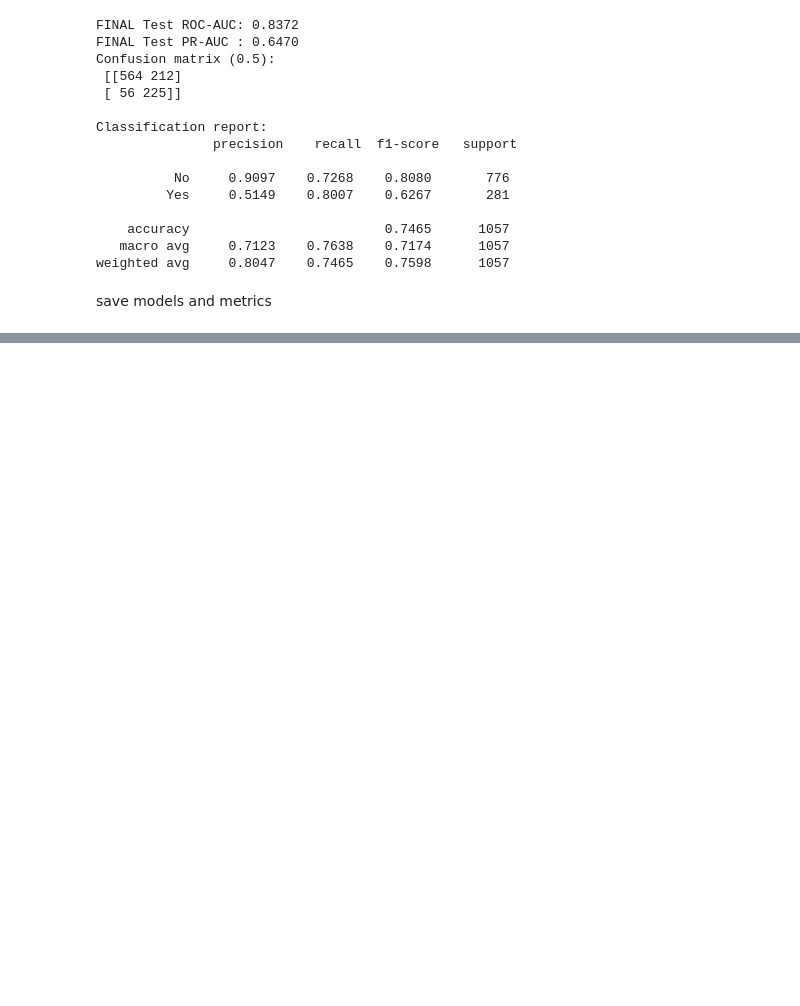
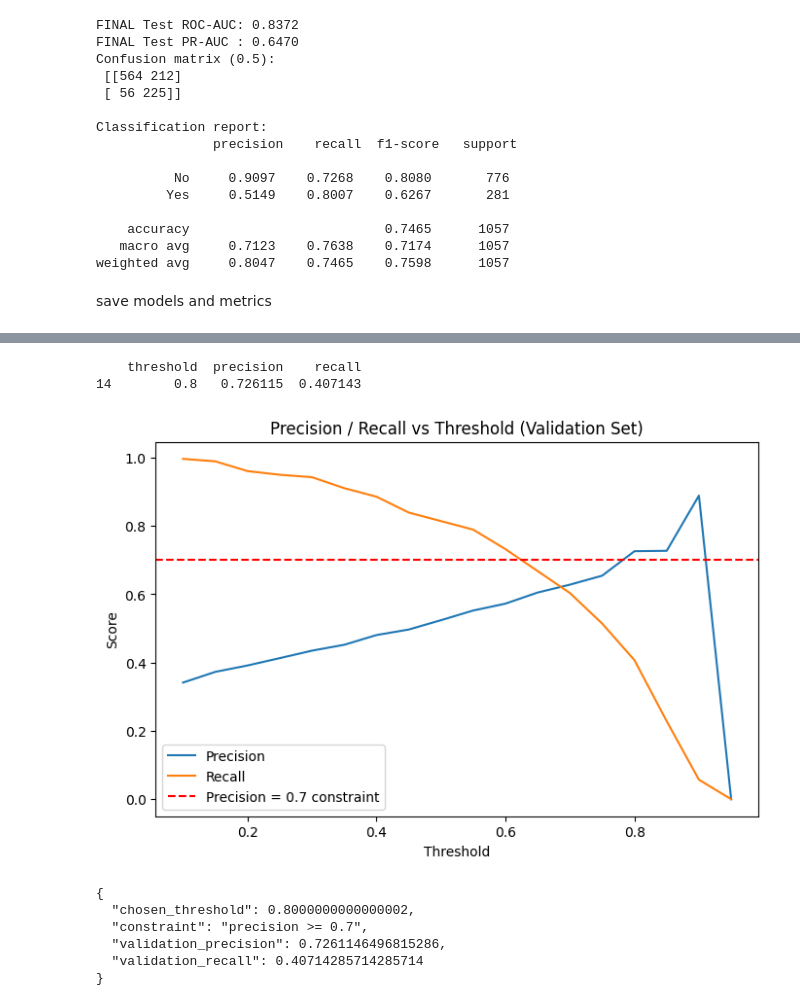
Before and after one commit to sarthakbiswas97/customer-churn-ml-system, a Jupyter notebook: telco_customer_churn.ipynb, the cells around one changed output, grey strips where cells are left out. Saved outputs shown, nothing was run; the diff lists cells and outputs as text; code cells hidden in the pictures; blank space fills up the shorter version.

```diff
--- a/telco_customer_churn.ipynb
+++ b/telco_customer_churn.ipynb
@@ -770,0 +771,18 @@ with open("reports/baseline_metrics.json", "w") as f:
+# %%
+import numpy as np
+from sklearn.metrics import precision_score, recall_score
+
+thresholds = np.arange(0.1, 1.0, 0.05)
+results = []
+
+for t in thresholds:
+    y_pred_thresh = (y_val_proba_lr >= t).astype(int)
+    # Convert predicted labels to strings to match y_val
+    y_pred_thresh_str = np.where(y_pred_thresh == 1, 'Yes', 'No')
+    prec = precision_score(y_val, y_pred_thresh_str, pos_label='Yes')
+    rec = recall_score(y_val, y_pred_thresh_str, pos_label='Yes')
+    results.append({"threshold": t, "precision": prec, "recall": rec})
+
+
+results_df = pd.DataFrame(results)
+print(results_df)
@@ -770,0 +809,45 @@ with open("reports/baseline_metrics.json", "w") as f:
+# %%
+chosen = results_df[results_df["precision"] >= 0.7].sort_values("recall", ascending=False).head(1)
+print(chosen)
+# %% [output]
+    threshold  precision    recall
+14        0.8   0.726115  0.407143
+# %%
+#  visualize presision-recall vs threshold
+
+import matplotlib.pyplot as plt
+
+plt.figure(figsize=(8,5))
+plt.plot(results_df["threshold"], results_df["precision"], label="Precision")
+plt.plot(results_df["threshold"], results_df["recall"], label="Recall")
+plt.axhline(0.7, color="red", linestyle="--", label="Precision = 0.7 constraint")
+plt.xlabel("Threshold")
+plt.ylabel("Score")
+plt.title("Precision / Recall vs Threshold (Validation Set)")
+plt.legend()
+plt.show()
+# %% [output]
+[figure, added]
+# %%
+# threshold manifest
+
+import json
+
+threshold_manifest = {
+    "chosen_threshold": float(chosen["threshold"].values[0]),
+    "constraint": "precision >= 0.7",
+    "validation_precision": float(chosen["precision"].values[0]),
+    "validation_recall": float(chosen["recall"].values[0])
+}
+
+with open("reports/threshold_decision.json", "w") as f:
+    json.dump(threshold_manifest, f, indent=2)
+
+print(json.dumps(threshold_manifest, indent=2))
+# %% [output]
+{
+  "chosen_threshold": 0.8000000000000002,
+  "constraint": "precision >= 0.7",
+  "validation_precision": 0.7261146496815286,
+  "validation_recall": 0.40714285714285714
+}
```
Also changed, not shown: parts of 13 cells of this notebook.
